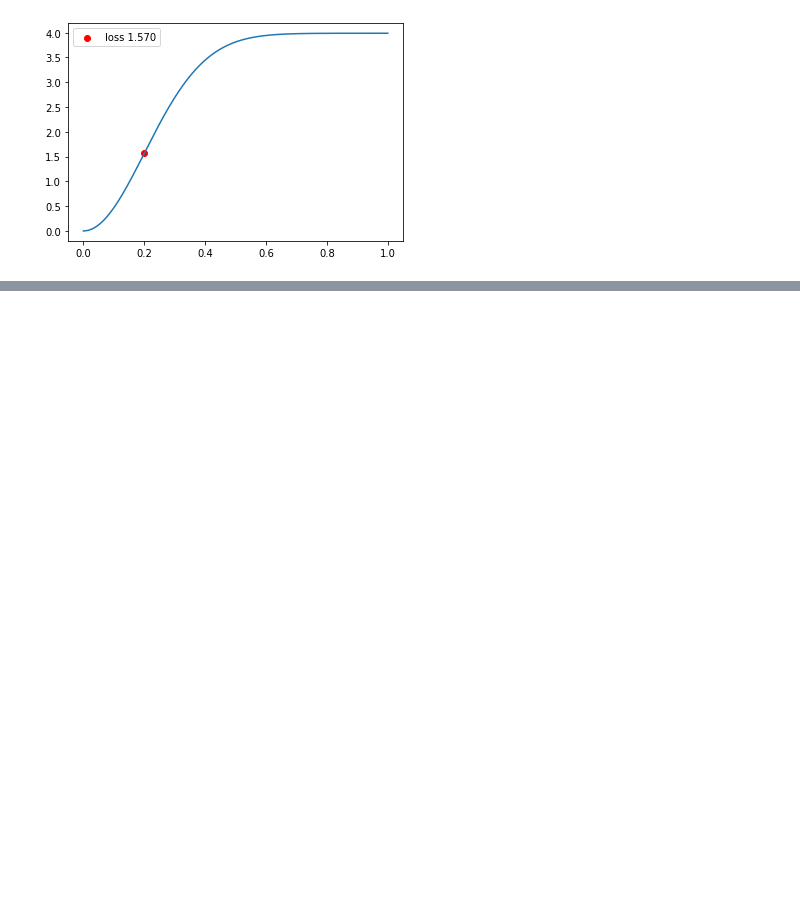
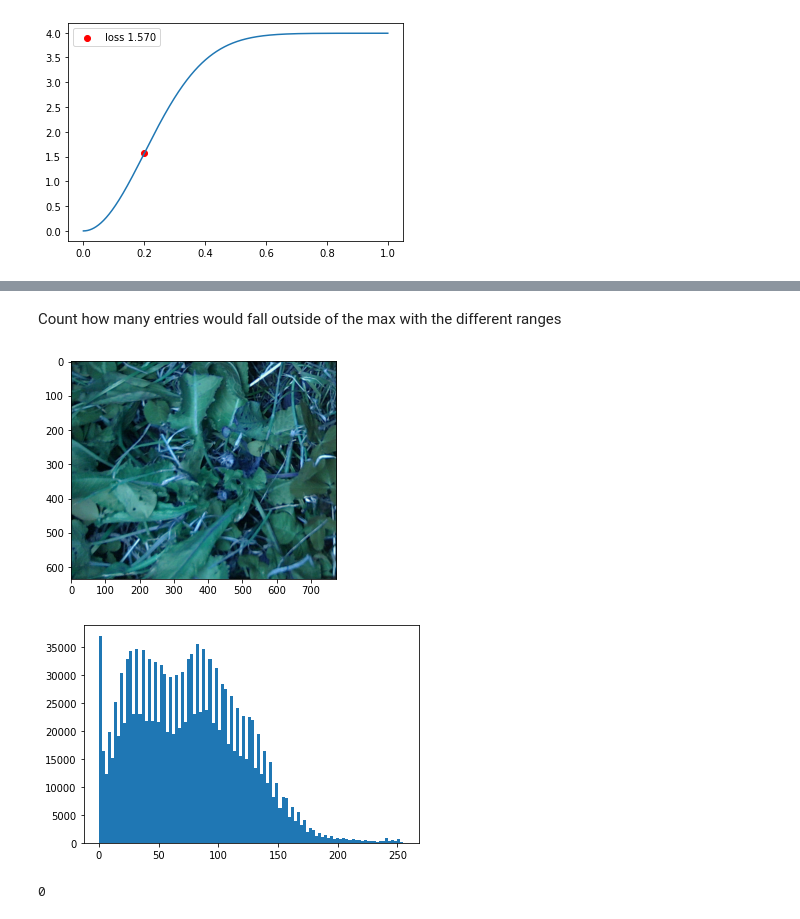
Before and after one commit to ponderbb/GALIROOT, a Jupyter notebook: src/sandbox.ipynb, the cells around one changed output, grey strips where cells are left out. Drawn from its saved outputs; the diff is of its cells as text; code cells hidden in the pictures; blank space fills up the shorter version.

```diff
--- a/src/sandbox.ipynb
+++ b/src/sandbox.ipynb
@@ -45,5 +34,5 @@ tensor([[[ 1.4142]],
 # %%
-_,train_name = utils.list_files("/zhome/3b/d/154066/repos/GALIROOT/data/l515_lab_1410/img", ".png")
+train_path,train_name = utils.list_files("/zhome/3b/d/154066/repos/GALIROOT/data/l515_lab_1410/img", ".png")
 _,test_name = utils.list_files("/zhome/3b/d/154066/repos/GALIROOT/data/l515_lab_1410_test/img", ".png")
 
 d_path, d_name = utils.list_files("/home/bbejczy/repos/GALIROOT/data/l515_imgs/", ".png")
@@ -170,0 +96,33 @@ plt.show();
+# %% [markdown]
+Count how many entries would fall outside of the max with the different ranges
+# %%
+image = cv2.imread(train_path[10])
+
+transform = A.Compose([A.Crop(x_min=345,y_min=365,x_max=1120,y_max=1000)]) #, A.Normalize(mean = [183.2875], std = [28.2858])]
+
+# img = ((image-300)*255)/((500-300)) # subtracting lower bound, dividing by "new" upper bound"
+# img = img.clip(min=0, max=255) # clipping extra values, as we do not use absolute upper and lower bound
+transformed = transform(image =image)
+plt.imshow(transformed['image'], cmap='gray')
+plt.show()
+plt.figure(2)
+plt.hist(transformed['image'].ravel(),bins=100);
+
+plt.show();
+# %% [output]
+[figure, added]
+[figure, added]
+# %%
+transform = A.Compose([A.Crop(x_min=345,y_min=365,x_max=1120,y_max=1000), A.Normalize(mean = [180.62], std = [47.2969])]) #
+count=0
+for path in tqdm(train_path_d):
+    image_pil = np.asarray(Image.open(path))
+    img = (image_pil-300)*255/((500-300))
+    img = img.clip(min=0)
+    transformed = transform(image =img)
+    # print(transformed['image'].max())
+    if transformed['image'].max()>255:
+        count+=1
+print(count)
+# %% [output]
+0
```
Also changed, not shown: parts of 9 cells of this notebook, 19 other files.
